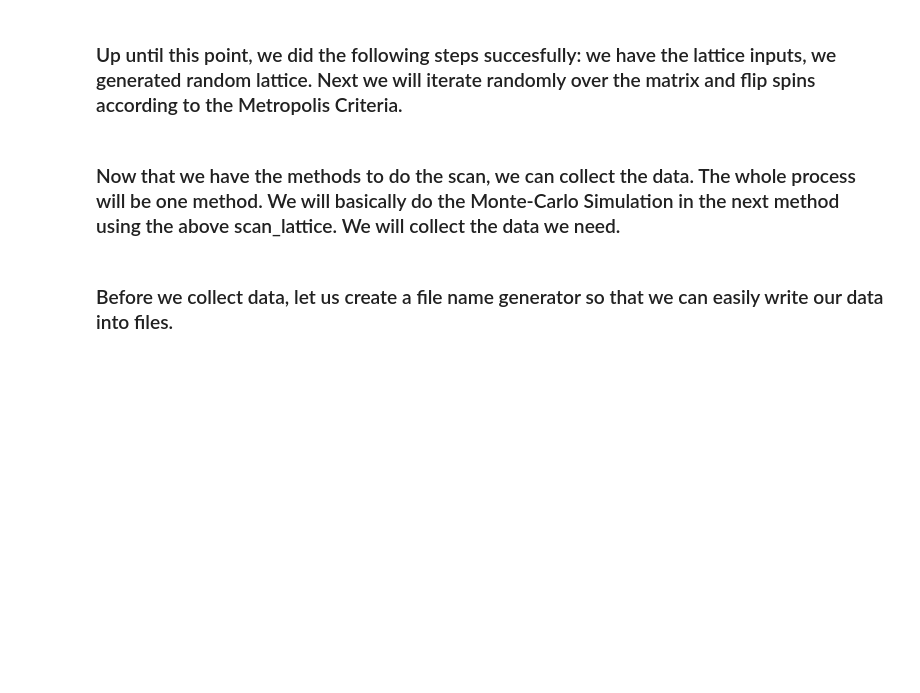
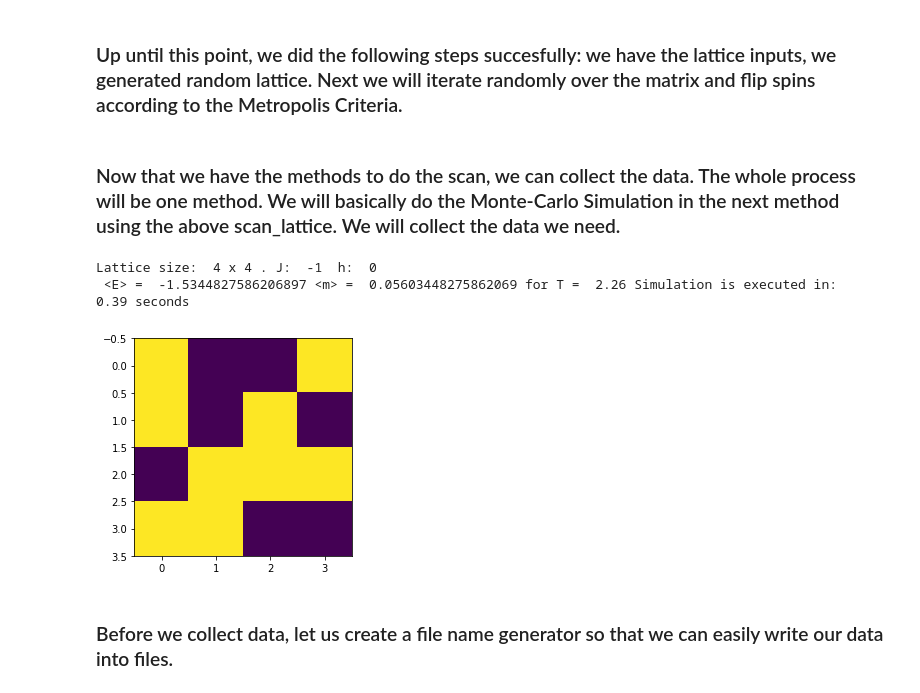
Before and after one commit to DisQS/MachineLearning-IsingModel2D, a Jupyter notebook: MachineLearning-IsingModel2D_Monte_Carlo_Simulation.ipynb, the cells around one changed output. Drawn from its saved outputs; the diff is of its cells as text; code cells hidden in the pictures; blank space fills up the shorter version.

```diff
--- a/MachineLearning-IsingModel2D_Monte_Carlo_Simulation.ipynb
+++ b/MachineLearning-IsingModel2D_Monte_Carlo_Simulation.ipynb
@@ -232,9 +248,12 @@ def monte_carlo_simulation(ising_lattice, T, num_scans, num_scans_4_equilibrium,
     # We start by collecting <E> and <m> data. In order to
     # calculate these, we record energy and magnetization
     # after we reach equilibrium.
-    TOTAL_NUM_RECORDS = int(num_scans/frequency_sweeps_to_collect_magnetization)
-    energy_records = 0
-    magnetization_records = 0
+
+    # The total number of records, both first and last point included
+    TOTAL_NUM_RECORDS = int(num_scans/frequency_sweeps_to_collect_magnetization)+1
+    energy_records = np.zeros(TOTAL_NUM_RECORDS)
+    magnetization_records = np.zeros(TOTAL_NUM_RECORDS)
+    increment_records = 0
 
     for equ in np.arange(num_scans_4_equilibrium):
         scan_lattice(ising_lattice,T)
@@ -242,16 +261,16 @@ def monte_carlo_simulation(ising_lattice, T, num_scans, num_scans_4_equilibrium,
     for k in np.arange(num_scans):
         scan_lattice(ising_lattice, T)
         if k%frequency_sweeps_to_collect_magnetization==0:
-            energy_records += ising_lattice.energy()
-            magnetization_records += ising_lattice.magnetization()
+            energy_records[increment_records] = ising_lattice.energy()
+            magnetization_records[increment_records] = ising_lattice.magnetization()
+            increment_records += 1
 
     # Now we can get the <E> and <m>
-    coefficient_mean = (1/TOTAL_NUM_RECORDS)
 
     # Note that for convenience this is average energy PER SPIN
-    mean_energy = coefficient_mean * energy_records
+    mean_energy = np.mean(energy_records)
     # Similarly this is average magnetization per spin
-    mean_magnetization = coefficient_mean * magnetization_records
+    mean_magnetization = np.mean(magnetization_records)
 
 
     print(" <E> = ", mean_energy, "<m> = ", mean_magnetization, "for T = ", T, "Simulation is executed in: ", " %s seconds " % round(time.time() - start_time,2))
@@ -261,6 +280,12 @@ def monte_carlo_simulation(ising_lattice, T, num_scans, num_scans_4_equilibrium,
 
 
     return ising_lattice, mean_energy, mean_magnetization
+# %%
+test_lattice, mean_en, mean_m = monte_carlo_simulation(test, 2.26, 1000, 1000, 35, True,True)
+# %% [output]
+Lattice size:  4 x 4 . J:  -1  h:  0
+ <E> =  -1.5344827586206897 <m> =  0.05603448275862069 for T =  2.26 Simulation is executed in:   0.39 seconds
+[figure, added]
 # %% [markdown]
 <h3>Before we collect data, let us create a file name generator so that we can easily write our data into files.</h3>
 # %% [markdown]
```
Also changed, not shown: parts of 29 cells of this notebook.
